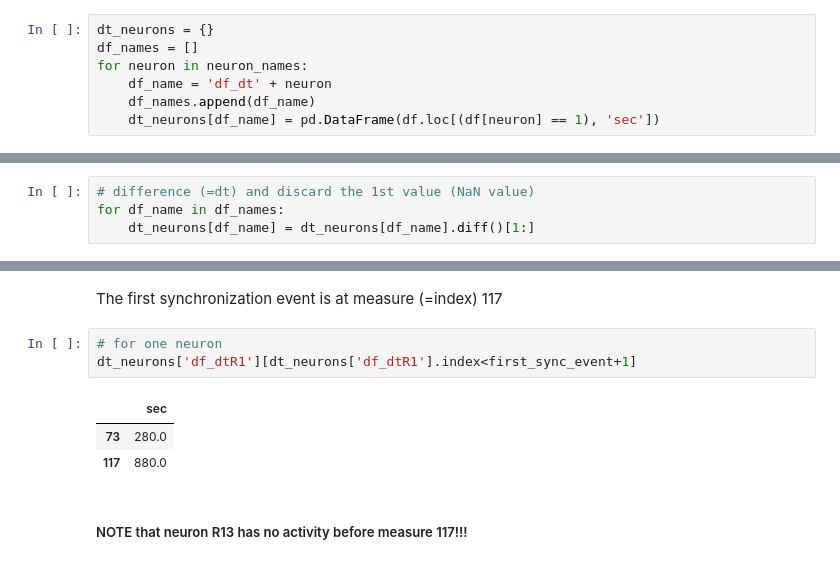
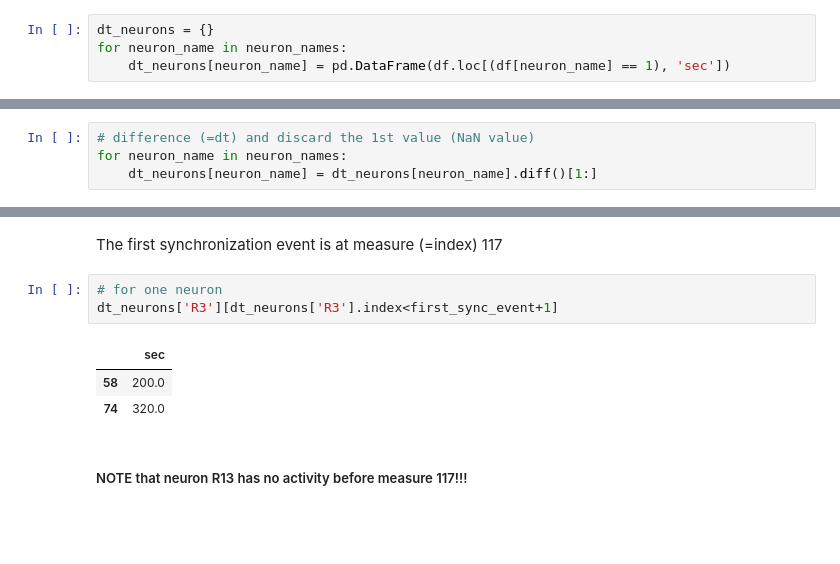
Before and after one commit to gchevrot/R, a Jupyter notebook: peaks_dt.ipynb, the cells around one changed output, grey strips where cells are left out. Drawn from its saved outputs; the diff is of its cells as text; blank space fills up the shorter version.

```diff
--- a/peaks_dt.ipynb
+++ b/peaks_dt.ipynb
@@ -98,10 +98,7 @@ Analysis for all neurons
 neuron_names = ['R1', 'R2', 'R3', 'R4', 'R5', 'R6', 'R7', 'R8', 'R9', 'R10', 'R11', 'R12', 'R13']
 # %%
 dt_neurons = {}
-df_names = []
-for neuron in neuron_names:
-    df_name = 'df_dt' + neuron
-    df_names.append(df_name)
-    dt_neurons[df_name] = pd.DataFrame(df.loc[(df[neuron] == 1), 'sec'])
+for neuron_name in neuron_names:
+    dt_neurons[neuron_name] = pd.DataFrame(df.loc[(df[neuron_name] == 1), 'sec'])
 # %%
 # print DataFrame df_dtR1
@@ -112,5 +116,5 @@ for neuron in neuron_names:
 # %%
 # difference (=dt) and discard the 1st value (NaN value)
-for df_name in df_names:
-    dt_neurons[df_name] = dt_neurons[df_name].diff()[1:]
+for neuron_name in neuron_names:
+    dt_neurons[neuron_name] = dt_neurons[neuron_name].diff()[1:]
 # %%
@@ -161,11 +171,11 @@ first_sync_event
 The first synchronization event is at measure (=index) 117
 # %%
 # for one neuron
-dt_neurons['df_dtR1'][dt_neurons['df_dtR1'].index<first_sync_event+1]
+dt_neurons['R3'][dt_neurons['R3'].index<first_sync_event+1]
 # %% [output]
 |  | sec |
-| 73 | 280.0 |
-| 117 | 880.0 |
+| 58 | 200.0 |
+| 74 | 320.0 |
 # %% [markdown]
 ##### NOTE that neuron R13 has no activity before measure 117!!!
 # %%
```
Also changed, not shown: parts of 39 cells of this notebook.
